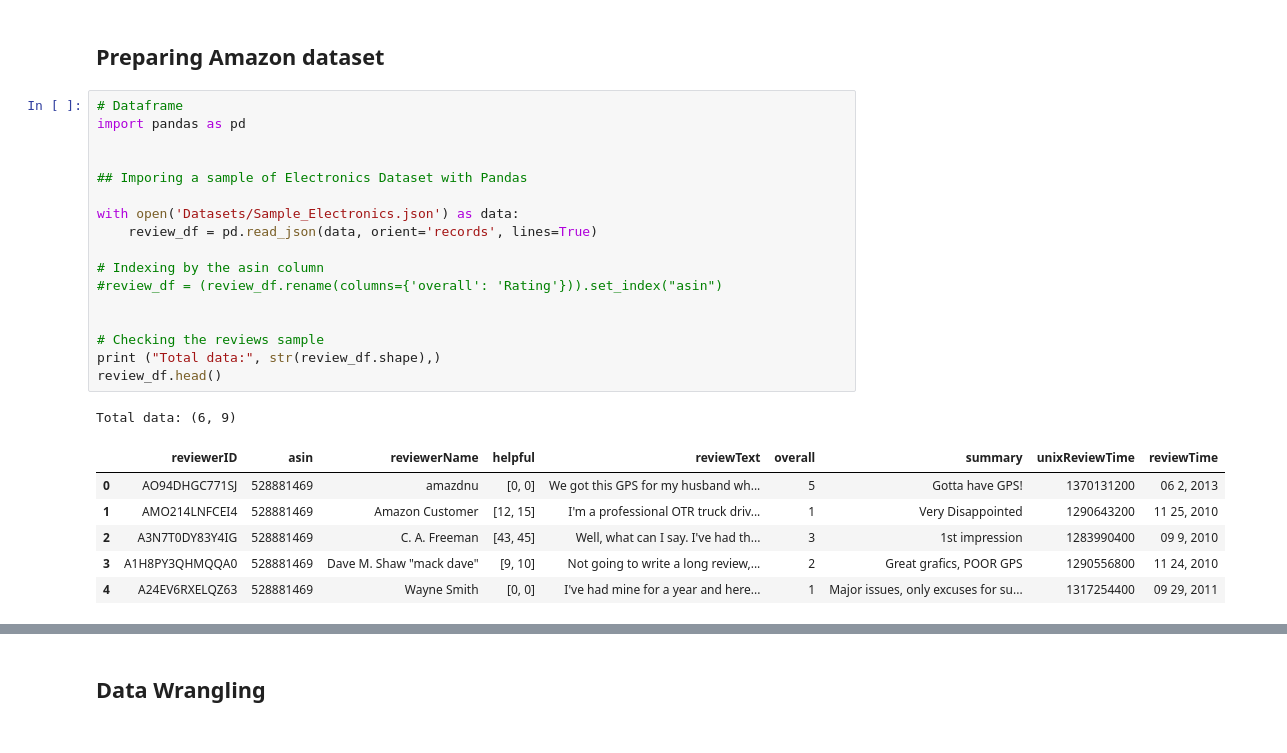
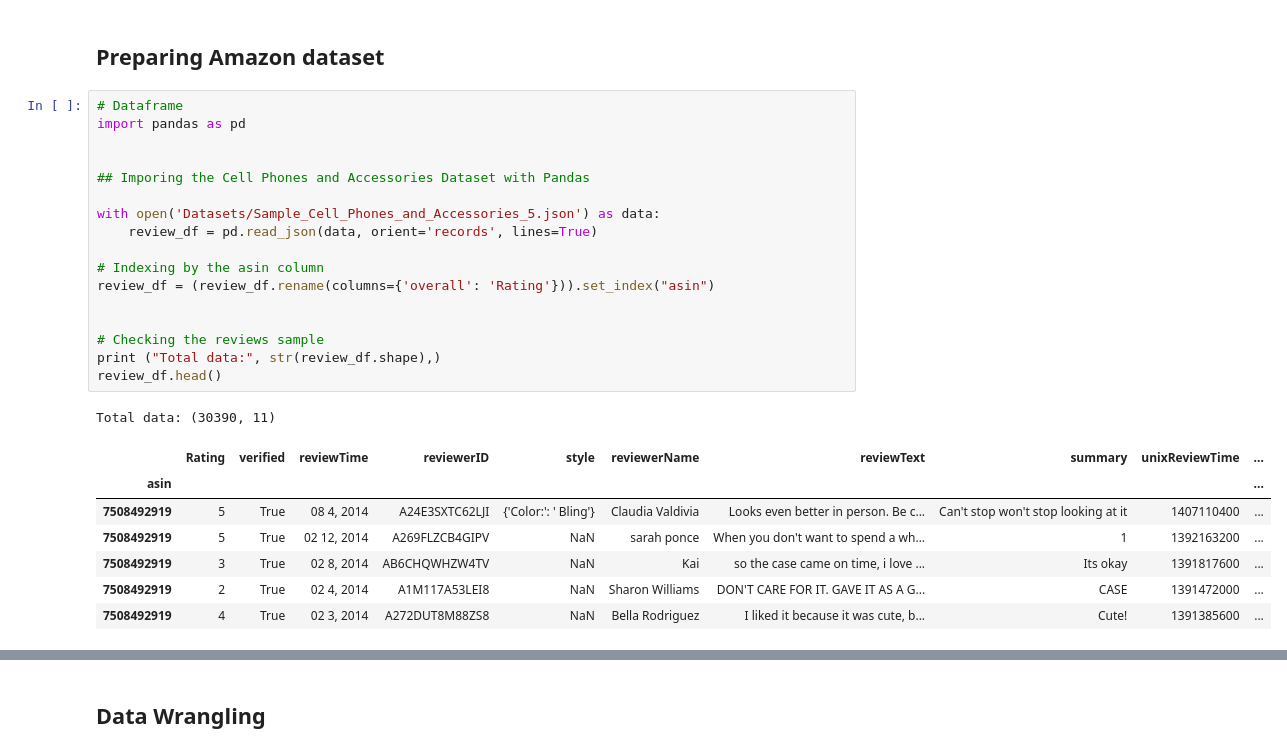
Before and after one commit to KOBeerose/Tech-Gadgets-Recommendation, a Jupyter notebook: Amazon_Dataset_wrangling.ipynb, the cells around one changed output, grey strips where cells are left out. Drawn from its saved outputs; the diff is of its cells as text.

Commit message:
changing to (cell phone and accessories) dataset

```diff
--- a/Amazon_Dataset_wrangling.ipynb
+++ b/Amazon_Dataset_wrangling.ipynb
@@ -50,28 +90,29 @@ https://nijianmo.github.io/amazon/index.html
 # %%
 # Dataframe
 import pandas as pd
 
 
-## Imporing a sample of Electronics Dataset with Pandas
+## Imporing the Cell Phones and Accessories Dataset with Pandas
 
-with open('Datasets/Sample_Electronics.json') as data:
+with open('Datasets/Sample_Cell_Phones_and_Accessories_5.json') as data:
     review_df = pd.read_json(data, orient='records', lines=True)
 
 # Indexing by the asin column
-#review_df = (review_df.rename(columns={'overall': 'Rating'})).set_index("asin")
+review_df = (review_df.rename(columns={'overall': 'Rating'})).set_index("asin")
 
 
 # Checking the reviews sample
 print ("Total data:", str(review_df.shape),)
 review_df.head()
 # %% [output]
-Total data: (6, 9)
+Total data: (30390, 11)
-|  | reviewerID | asin | reviewerName | helpful | reviewText | overall | summary | unixReviewTime | reviewTime |
-| 0 | AO94DHGC771SJ | 528881469 | amazdnu | [0, 0] | We got this GPS for my husband wh... | 5 | Gotta have GPS! | 1370131200 | 06 2, 2013 |
-| 1 | AMO214LNFCEI4 | 528881469 | Amazon Customer | [12, 15] | I'm a professional OTR truck driv... | 1 | Very Disappointed | 1290643200 | 11 25, 2010 |
-| 2 | A3N7T0DY83Y4IG | 528881469 | C. A. Freeman | [43, 45] | Well, what can I say. I've had th... | 3 | 1st impression | 1283990400 | 09 9, 2010 |
-| 3 | A1H8PY3QHMQQA0 | 528881469 | Dave M. Shaw "mack dave" | [9, 10] | Not going to write a long review,... | 2 | Great grafics, POOR GPS | 1290556800 | 11 24, 2010 |
-| 4 | A24EV6RXELQZ63 | 528881469 | Wayne Smith | [0, 0] | I've had mine for a year and here... | 1 | Major issues, only excuses for su... | 1317254400 | 09 29, 2011 |
+|  | Rating | verified | reviewTime | reviewerID | style | reviewerName | reviewText | summary | unixReviewTime | ... |
+| asin |  |  |  |  |  |  |  |  |  | ... |
+| 7508492919 | 5 | True | 08 4, 2014 | A24E3SXTC62LJI | {'Color:': ' Bling'} | Claudia Valdivia | Looks even better in person. Be c... | Can't stop won't stop looking at it | 1407110400 | ... |
+| 7508492919 | 5 | True | 02 12, 2014 | A269FLZCB4GIPV | NaN | sarah ponce | When you don't want to spend a wh... | 1 | 1392163200 | ... |
+| 7508492919 | 3 | True | 02 8, 2014 | AB6CHQWHZW4TV | NaN | Kai | so the case came on time, i love ... | Its okay | 1391817600 | ... |
+| 7508492919 | 2 | True | 02 4, 2014 | A1M117A53LEI8 | NaN | Sharon Williams | DON'T CARE FOR IT. GAVE IT AS A G... | CASE | 1391472000 | ... |
+| 7508492919 | 4 | True | 02 3, 2014 | A272DUT8M88ZS8 | NaN | Bella Rodriguez | I liked it because it was cute, b... | Cute! | 1391385600 | ... |
 # %%
 # Decompressing the file
 import gzip
```
Also changed, not shown: parts of 14 cells of this notebook.
